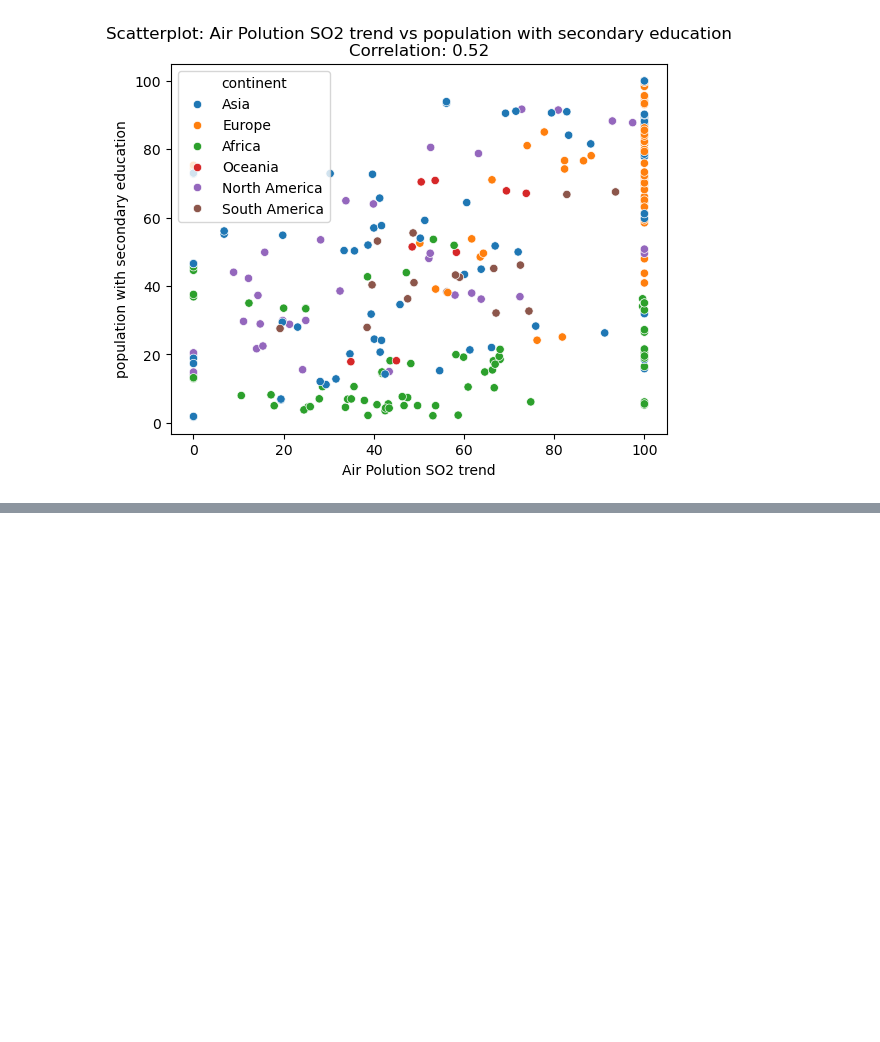
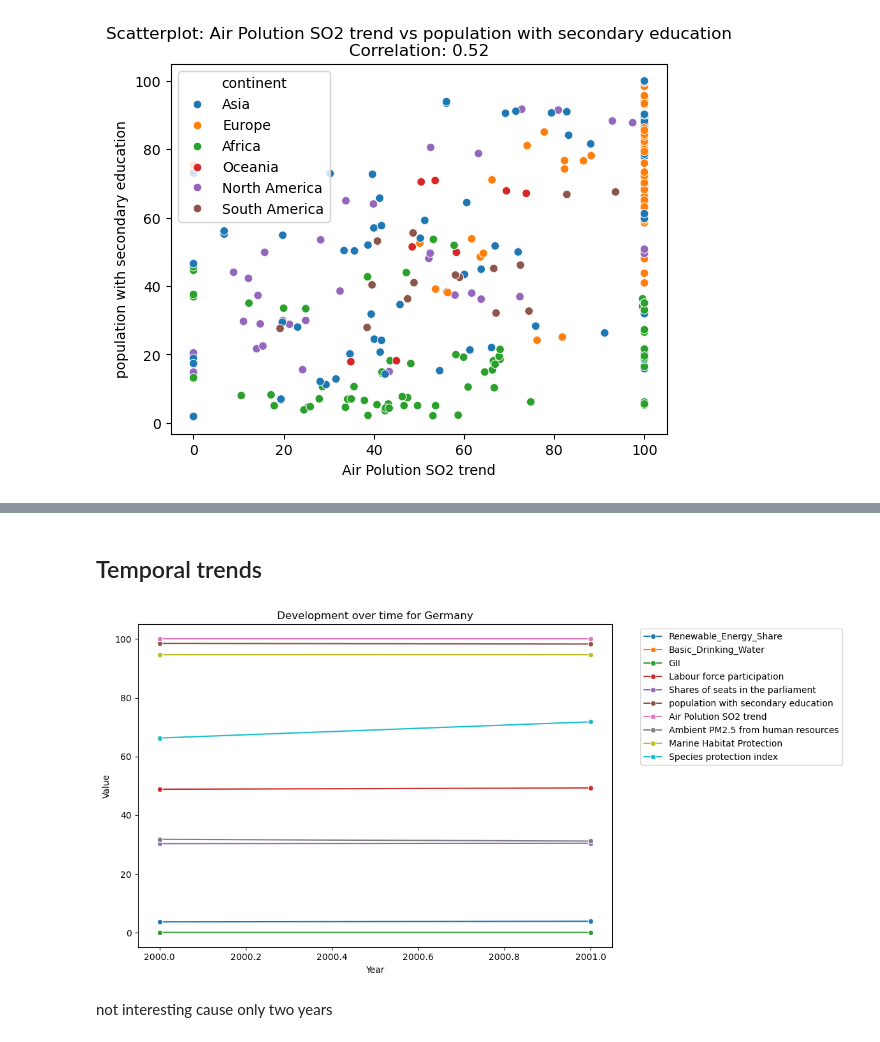
Before and after one commit to lukavicius/Gender-Equality-and-Sustainability, a Jupyter notebook: Project.ipynb, the cells around one changed output, grey strips where cells are left out. Drawn from its saved outputs; the diff is of its cells as text; code cells hidden in the pictures; blank space fills up the shorter version.

```diff
--- a/Project.ipynb
+++ b/Project.ipynb
@@ -634,0 +666,23 @@ for col1, col2 in medium_corr:
+# %% [markdown]
+## Temporal trends
+# %%
+country_name = 'Germany'
+
+country_df = merged[merged['country'] == country_name]
+numeric_cols = country_df.select_dtypes(include='number').columns.tolist()
+numeric_cols.remove('year')
+plot_df = country_df.melt(id_vars='year', value_vars=numeric_cols,
+                          var_name='Indicator', value_name='Value')
+
+plt.figure(figsize=(12,6))
+sns.lineplot(data=plot_df, x='year', y='Value', hue='Indicator', marker='o')
+plt.title(f'Development over time for {country_name}')
+plt.xlabel('Year')
+plt.ylabel('Value')
+plt.legend(bbox_to_anchor=(1.05, 1), loc='upper left')
+plt.tight_layout()
+plt.show()
+# %% [output]
+[figure, added]
+# %% [markdown]
+not interesting cause only two years
```
Also changed, not shown: parts of 14 cells of this notebook.
